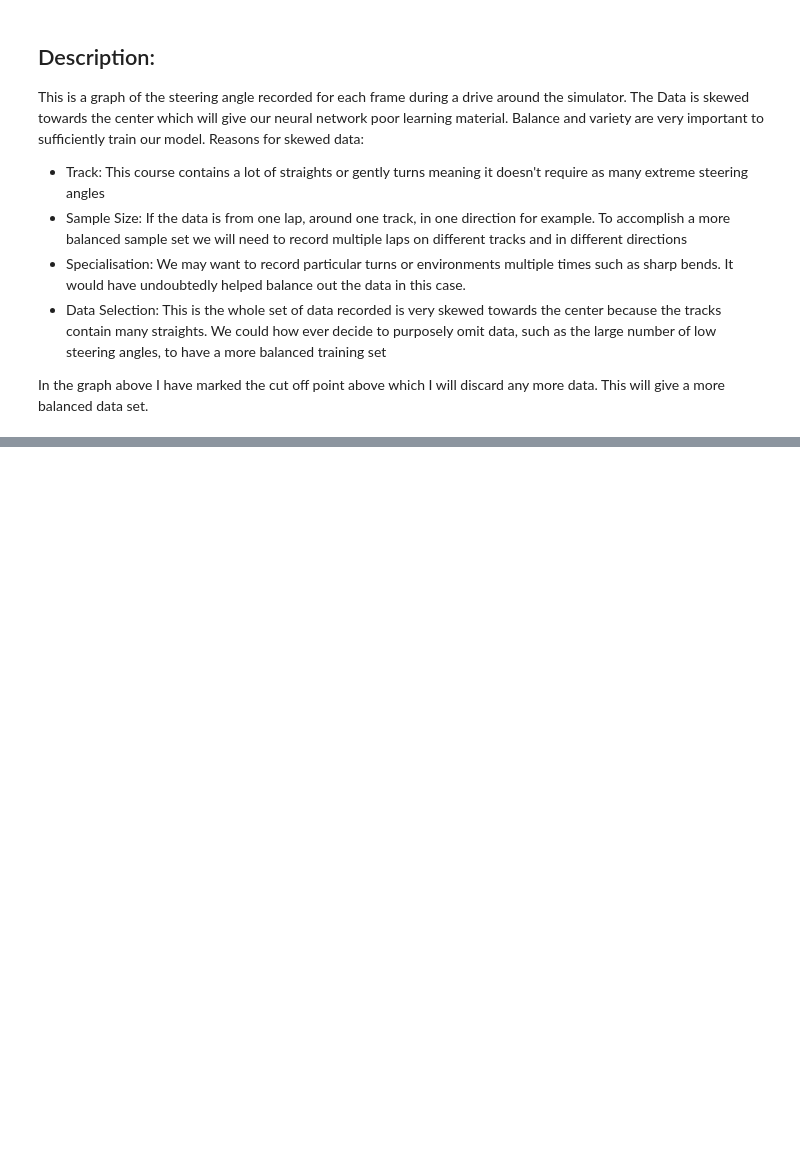
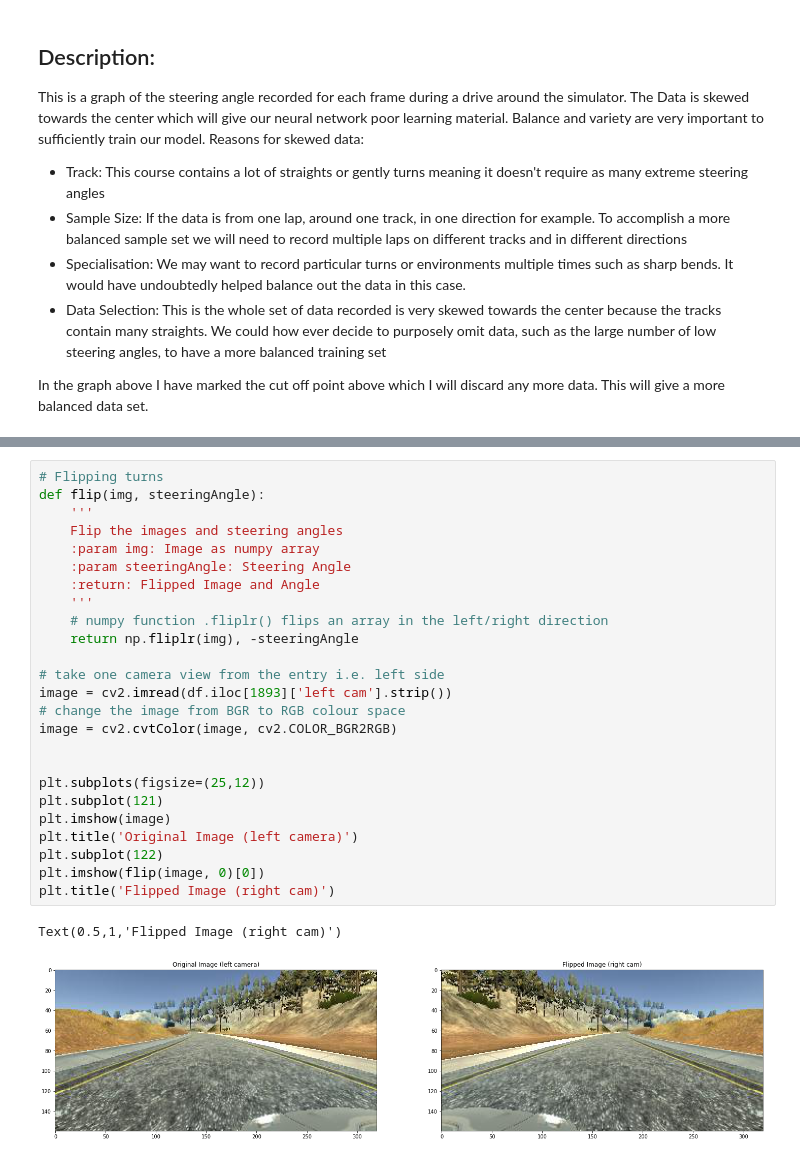
Before and after one commit to RobJLeonard/SelfDrivingCar, a Jupyter notebook: BehaviouralCloning/Training Data.ipynb, the cells around one changed output, grey strips where cells are left out. Cells and saved outputs as stored; diff of their text form; blank space fills up the shorter version.

```diff
--- a/BehaviouralCloning/Training Data.ipynb
+++ b/BehaviouralCloning/Training Data.ipynb
@@ -170,0 +188,28 @@ Name: 1070, dtype: object
+# %%
+# Flipping turns
+def flip(img, steeringAngle):
+    '''
+    Flip the images and steering angles
+    :param img: Image as numpy array
+    :param steeringAngle: Steering Angle
+    :return: Flipped Image and Angle
+    '''
+    # numpy function .fliplr() flips an array in the left/right direction
+    return np.fliplr(img), -steeringAngle
+
+# take one camera view from the entry i.e. left side
+image = cv2.imread(df.iloc[1893]['left cam'].strip())
+# change the image from BGR to RGB colour space
+image = cv2.cvtColor(image, cv2.COLOR_BGR2RGB)
+
+
+plt.subplots(figsize=(25,12))
+plt.subplot(121)
+plt.imshow(image)
+plt.title('Original Image (left camera)')
+plt.subplot(122)
+plt.imshow(flip(image, 0)[0])
+plt.title('Flipped Image (right cam)')
+# %% [output]
+Text(0.5,1,'Flipped Image (right cam)')
+[figure, added]
```
Also changed, not shown: parts of 8 cells of this notebook.
